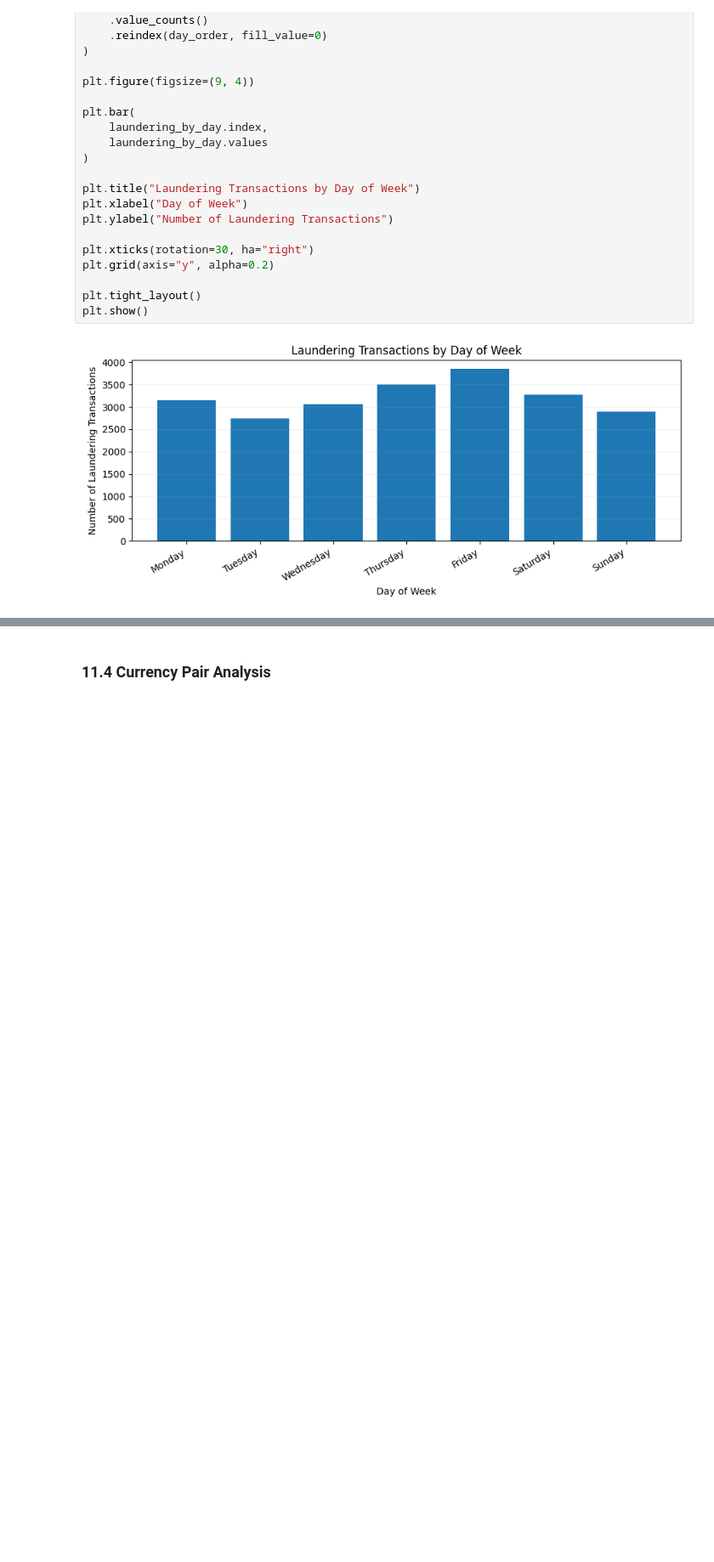
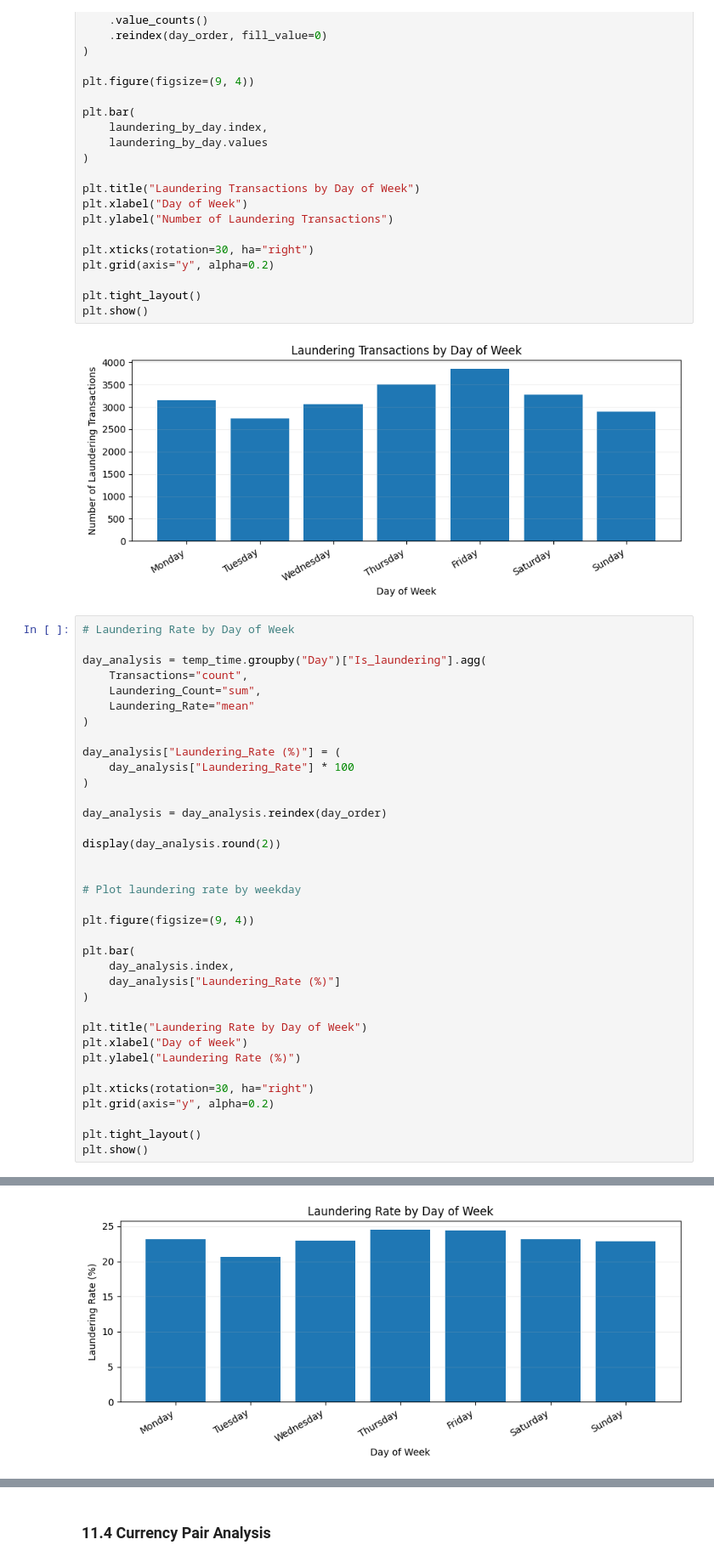
Before and after one commit to Alaa-20040521/AML-Money-Laundering-Detection, a Jupyter notebook: notebooks/Data_Understanding_and_Exploratory_Data_Analysis.ipynb, the cells around one changed output, grey strips where cells are left out. Shown at 85% size. Cells and saved outputs as stored; diff of their text form; blank space fills up the shorter version.

```diff
--- a/notebooks/Data_Understanding_and_Exploratory_Data_Analysis.ipynb
+++ b/notebooks/Data_Understanding_and_Exploratory_Data_Analysis.ipynb
@@ -582,3 +673,40 @@ plt.tight_layout()
 plt.show()
 # %% [output]
 [figure]
+# %%
+# Laundering Rate by Day of Week
+
+day_analysis = temp_time.groupby("Day")["Is_laundering"].agg(
+    Transactions="count",
+    Laundering_Count="sum",
+    Laundering_Rate="mean"
+)
+
+day_analysis["Laundering_Rate (%)"] = (
+    day_analysis["Laundering_Rate"] * 100
+)
+
+day_analysis = day_analysis.reindex(day_order)
+
+display(day_analysis.round(2))
+
+
+# Plot laundering rate by weekday
+
+plt.figure(figsize=(9, 4))
+
+plt.bar(
+    day_analysis.index,
+    day_analysis["Laundering_Rate (%)"]
+)
+
+plt.title("Laundering Rate by Day of Week")
+plt.xlabel("Day of Week")
+plt.ylabel("Laundering Rate (%)")
+
+plt.xticks(rotation=30, ha="right")
+plt.grid(axis="y", alpha=0.2)
+
+plt.tight_layout()
+plt.show()
+# %% [output]
@@ -584,0 +722 @@ plt.show()
+[figure, added]
```
Also changed, not shown: parts of 9 cells of this notebook.
